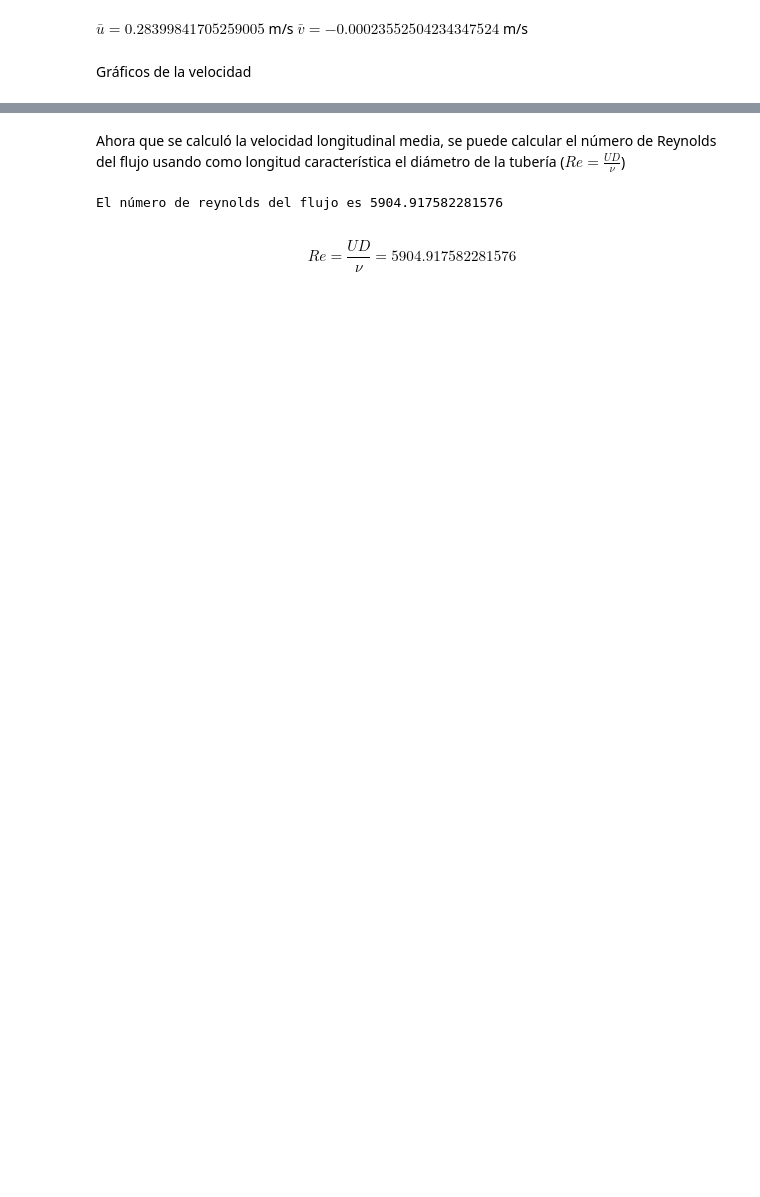
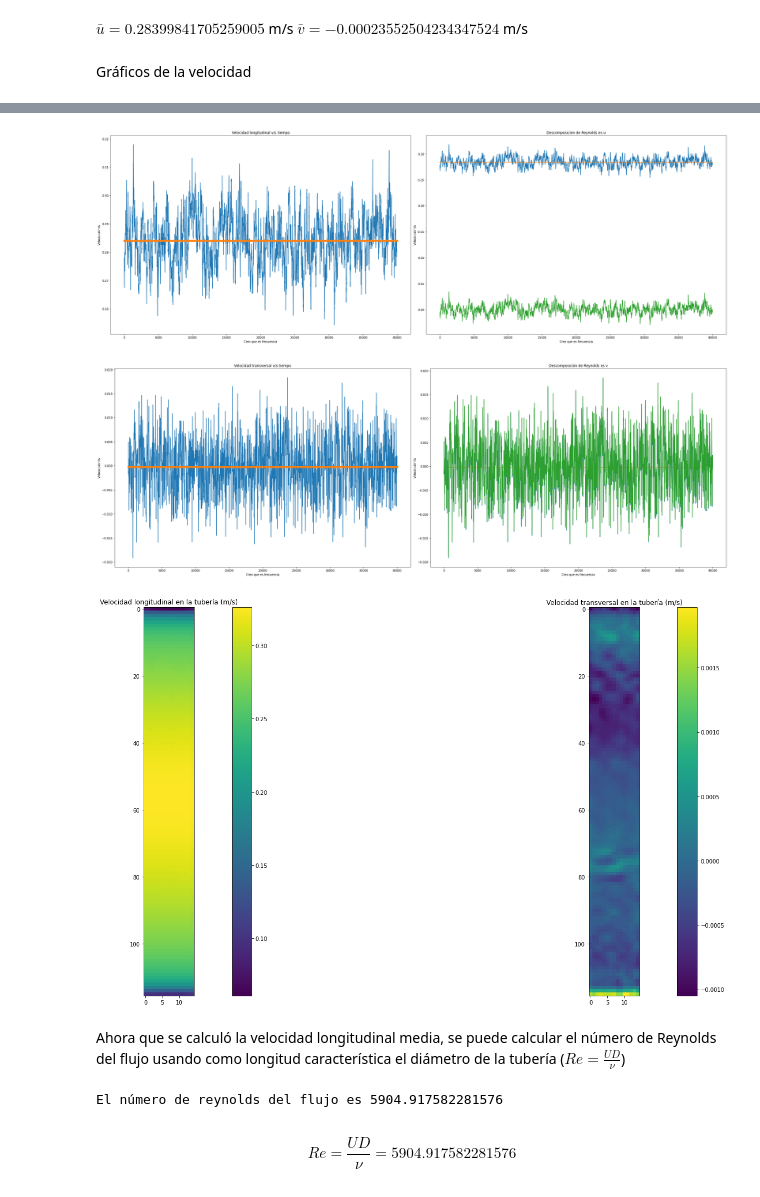
Before and after one commit to AlonsoEspinoza8/Proyecto-ICH1104, a Jupyter notebook: proyecto.ipynb, the cells around one changed output, grey strips where cells are left out. Saved outputs shown, nothing was run; the diff lists cells and outputs as text; code cells hidden in the pictures; blank space fills up the shorter version.

```diff
--- a/proyecto.ipynb
+++ b/proyecto.ipynb
@@ -83,0 +70,19 @@ La velocidad transversal promedio es -0.00023552504234347524 m/s
+# %%
+# Velocidad longitudinal promedio
+u_promedio = np.mean(u_array) # Un valor característico de todo el flujo
+print(f"La velocidad longitudinal promedio es {u_promedio} m/s") # Debiese darnos 0.279 m/s
+# Velocidad transversal promedio
+v_promedio = np.mean(v_array) # Un valor específico de todo el flujo
+print(f"La velocidad transversal promedio es {v_promedio} m/s")
+
+mean_u_t = u_array.mean(axis=(0,1)) # Promedio de la velocidad longitudinal en cada tiempo (lista de len = 39999)
+mean_v_t = v_array.mean(axis=(0,1)) # Promedio de la velocidad transversal en cada tiempo (lista de len = 39999)
+
+mean_u_xy = u_array.mean(axis=2) # Promedio de la velocidad longitudinal en cada punto (lista de 116 x 15)
+mean_v_xy = v_array.mean(axis=2) # Promedio de la velocidad transversal en cada punto (lista de 116 x 15)
+
+# Aprovechamos también de hacer la descomposición de Reynolds para posteriormente graficar
+u_prima = mean_u_t - u_promedio
+v_prima = mean_v_t - v_promedio
+
+vel = np.linalg.norm([mean_u_t, mean_v_t], axis=0)
@@ -116,3 +97,57 @@ plt.show()
+# %%
+# Gráfico u(t) y mean(u) + u'
+plt.subplot(1, 2, 1)
+plt.plot(mean_u_t)
+plt.plot([0,39999], [u_promedio, u_promedio], linewidth=7)
+plt.xlabel("Creo que es frecuencia")
+plt.ylabel("Velocidad m/s")
+plt.title("Velocidad longitudinal v/s tiempo")
+
+plt.subplot(1, 2, 2)
+plt.plot(list(u_prima + u_promedio))
+plt.plot([0,39999], [u_promedio, u_promedio])
+plt.plot(list(u_prima))
+plt.xlabel("Creo que es frecuencia")
+plt.ylabel("Velocidad m/s")
+plt.title("Descomposición de Reynolds es u")
+
+plt.show()
+
+# Gráfico v(t) y mean(v) + v'
+plt.subplot(1, 2, 1)
+plt.plot(mean_v_t)
+plt.plot([0,39999], [v_promedio, v_promedio], linewidth=7)
+plt.xlabel("Creo que es frecuencia")
+plt.ylabel("Velocidad m/s")
+plt.title("Velocidad transversal v/s tiempo")
+
+# Esto no me está funcionando
+plt.subplot(1, 2, 2)
+plt.plot(list(v_prima + v_promedio))
+plt.plot([0,39999], [v_promedio, v_promedio])
+plt.plot(list(v_prima))
+plt.xlabel("Creo que es frecuencia")
+plt.ylabel("Velocidad m/s")
+plt.title("Descomposición de Reynolds es v")
+
+plt.show()
+
+# Mapas de calor de la velocidad
+
+plt.subplot(1, 2, 1)
+plt.imshow(mean_u_xy)
+plt.colorbar()
+plt.title("Velocidad longitudinal en la tubería (m/s)")
+
+plt.subplot(1, 2, 2)
+plt.imshow(mean_v_xy)
+plt.colorbar()
+plt.title("Velocidad transversal en la tubería (m/s)")
+plt.show()
+# %% [output]
+[figure, added]
+[figure, added]
+[figure, added]
 # %% [markdown]
 Ahora que se calculó la velocidad longitudinal media, se puede calcular el número de Reynolds del flujo usando como longitud característica el diámetro de la tubería ($Re = \frac{UD}{\nu}$)
 # %%
```
Also changed, not shown: parts of 10 cells of this notebook, 1 other file.
